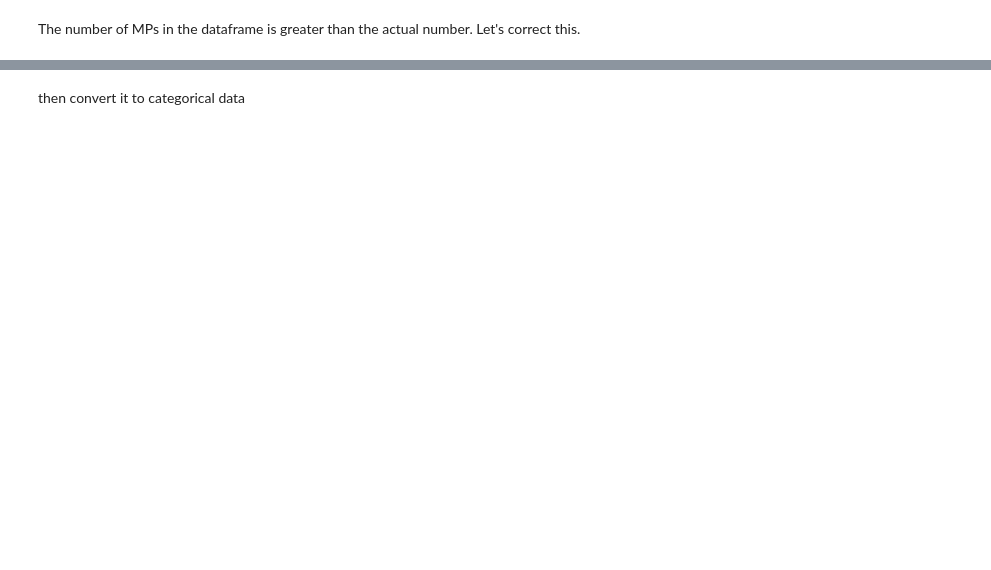
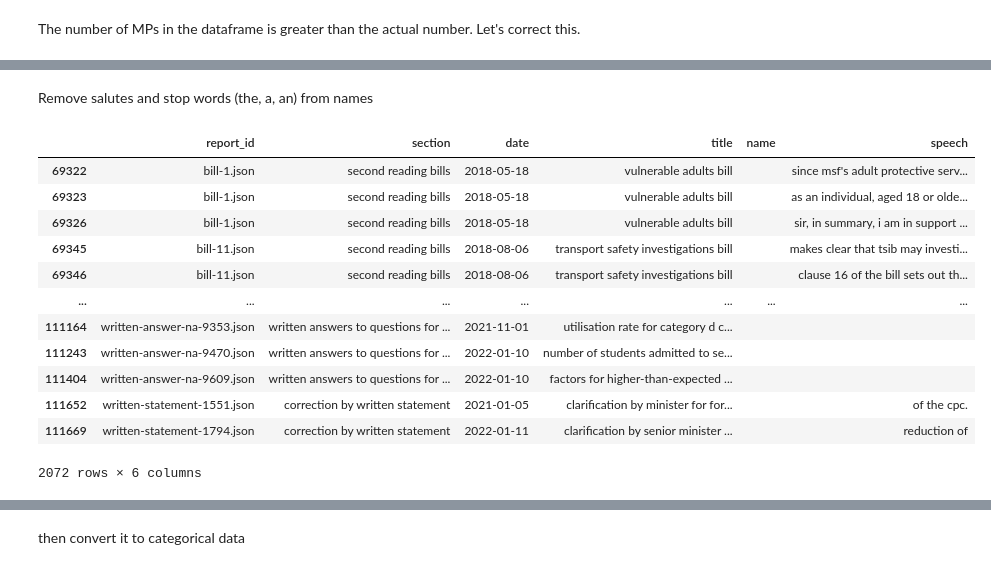
Before and after one commit to ktkhuong/political_framing_sg, a Jupyter notebook: src/data-cleaning/parliament.ipynb, the cells around one changed output, grey strips where cells are left out. Cells and saved outputs as stored; diff of their text form; code cells hidden in the pictures; blank space fills up the shorter version.

```diff
--- a/src/data-cleaning/parliament.ipynb
+++ b/src/data-cleaning/parliament.ipynb
@@ -132,0 +180,34 @@ The number of MPs in the dataframe is greater than the actual number. Let's corr
+# %% [markdown]
+Remove salutes and stop words (the, a, an) from names
+# %%
+temp['name'] = temp['name'].map(lambda text: re.sub(r"\b(?:mrs|mr|mdm|dr|madam|mdm|ms|the|an|a|assoc. prof.|assoc prof|acting|inche) ", "", text))
+# %%
+temp['name'] = temp['name'].map(lambda text: re.sub(r"(senior|second )?minister( of state)?", "minister", text))
+temp['name'] = temp['name'].map(lambda text: re.sub(r"(senior )?parliamentary secretary to ", "", text))
+temp['name'] = temp['name'].map(lambda text: re.sub(r"(for|(on behalf of)) minister( of| for)?.*", "", text))
+temp['name'] = temp['name'].map(lambda text: re.sub(r"for (deputy )?prime minister", "", text))
+temp['name'] = temp['name'].map(lambda text: text.strip())
+# %%
+def map_text_to_names(text, names):
+    for name in names:
+        if name in text:
+            return name
+    return text
+# %%
+temp['name'] = temp['name'].map(lambda text: map_text_to_names(text, MP))
+# %%
+temp[temp['name'] == '']
+# %% [output]
+|  | report_id | section | date | title | name | speech |
+| 69322 | bill-1.json | second reading bills | 2018-05-18 | vulnerable adults bill |  | since msf's adult protective serv... |
+| 69323 | bill-1.json | second reading bills | 2018-05-18 | vulnerable adults bill |  | as an individual, aged 18 or olde... |
+| 69326 | bill-1.json | second reading bills | 2018-05-18 | vulnerable adults bill |  | sir, in summary, i am in support ... |
+| 69345 | bill-11.json | second reading bills | 2018-08-06 | transport safety investigations bill |  | makes clear that tsib may investi... |
+| 69346 | bill-11.json | second reading bills | 2018-08-06 | transport safety investigations bill |  | clause 16 of the bill sets out th... |
+| ... | ... | ... | ... | ... | ... | ... |
+| 111164 | written-answer-na-9353.json | written answers to questions for ... | 2021-11-01 | utilisation rate for category d c... |  |  |
+| 111243 | written-answer-na-9470.json | written answers to questions for ... | 2022-01-10 | number of students admitted to se... |  |  |
+| 111404 | written-answer-na-9609.json | written answers to questions for ... | 2022-01-10 | factors for higher-than-expected ... |  |  |
+| 111652 | written-statement-1551.json | correction by written statement | 2021-01-05 | clarification by minister for for... |  | of the cpc. |
+| 111669 | written-statement-1794.json | correction by written statement | 2022-01-11 | clarification by senior minister ... |  | reduction of |
+2072 rows × 6 columns
```
Also changed, not shown: parts of 47 cells of this notebook.
